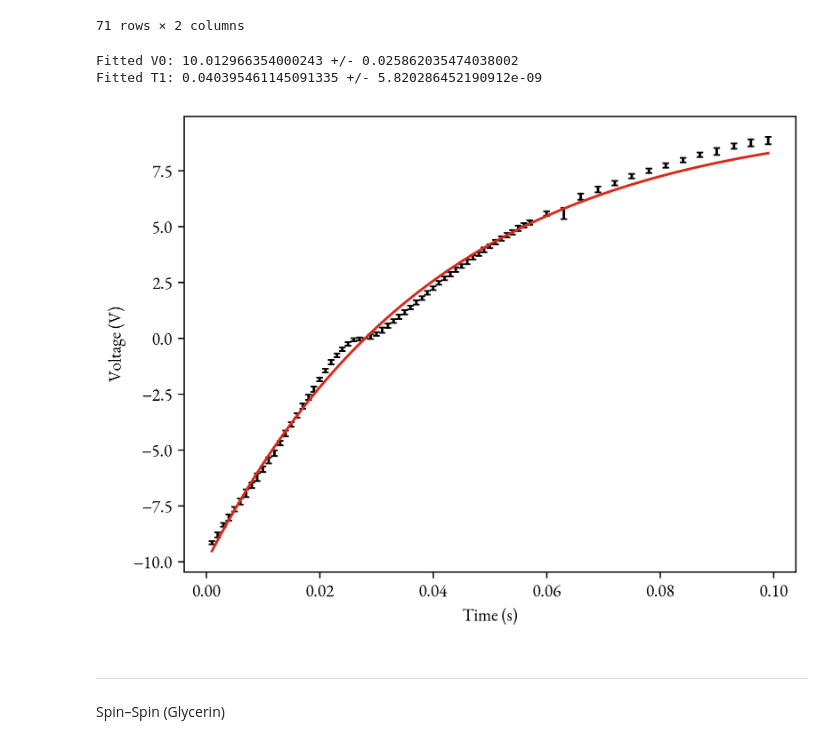
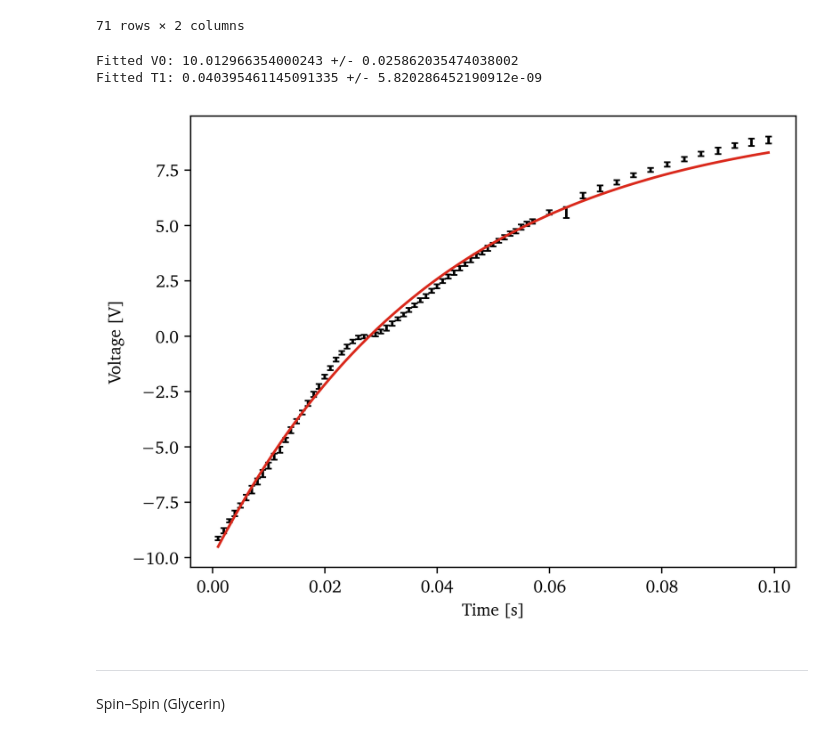
Before and after one commit to headunderheels/PHYS-461, a Jupyter notebook: 5-nmr/NMR.ipynb, the cells around one changed output. Saved outputs shown, nothing was run; the diff lists cells and outputs as text; code cells hidden in the pictures.

Commit message:
Updated fonts and plot style to match latex doc

```diff
--- a/5-nmr/NMR.ipynb
+++ b/5-nmr/NMR.ipynb
@@ -12,9 +20,7 @@ plt.style.use('default')
 plt.rcParams['errorbar.capsize'] = 2
 plt.rcParams['figure.dpi'] = 300
 plt.rcParams["axes.formatter.use_mathtext"] = True
-font = "EB Garamond"
-plt.rcParams["font.family"] = font
-plt.rcParams['mathtext.fontset'] = 'dejavuserif'
+plt.rcParams['font.family'] = 'Charter'
 # %% [markdown]
 ---
 Spin–Lattice (Glycerin)
@@ -150,36 +156,36 @@ Vdata = df['V'].apply(lambda V: V.nominal_value)
 Vsigma = df['V'].apply(lambda V: max(V.std_dev, 1e-6))  # Replace 0 or near-zero std_dev with 1e-6
 
 # Use curve_fit with sigma to account for errors
 initial_guesses = [10, 0.01]
 popt, pcov = curve_fit(decay_model,
                                xdata=tdata,
                                ydata=Vdata,
                                sigma=Vsigma,
                                p0=initial_guesses,
                                absolute_sigma=True
                                )
 
 # Extract fitted parameters and their uncertainties
 V0_fitted, T1_fitted = popt
 V0_error, T1_error = np.sqrt(np.diag(pcov))
 
 print("Fitted V0:", V0_fitted, "+/-", V0_error)
 print("Fitted T1:", T1_fitted, "+/-", T1_error)
 
 # Plot data with error bars and fitted curve
 t_fit = np.linspace(min(tdata), max(tdata), 100)
 V_fit = decay_model(t_fit, V0_fitted, T1_fitted)
 
 plt.plot(t_fit, V_fit, color='#da291c', zorder=10)
 plt.errorbar(tdata, Vdata, yerr=Vsigma, fmt='none', label='Data with errors', color='black')
-plt.xlabel('Time (s)')
-plt.ylabel('Voltage (V)')
+plt.xlabel('Time [s]')
+plt.ylabel('Voltage [V]')
 
 plt.show()
 # %% [output]
 Fitted V0: 10.012966354000243 +/- 0.025862035474038002
 Fitted T1: 0.040395461145091335 +/- 5.820286452190912e-09
-[figure, old version]
+[figure, new version]
 # %% [markdown]
 ---
 Spin–Spin (Glycerin)
```
Also changed, not shown: parts of 4 cells of this notebook, 1 other file.
